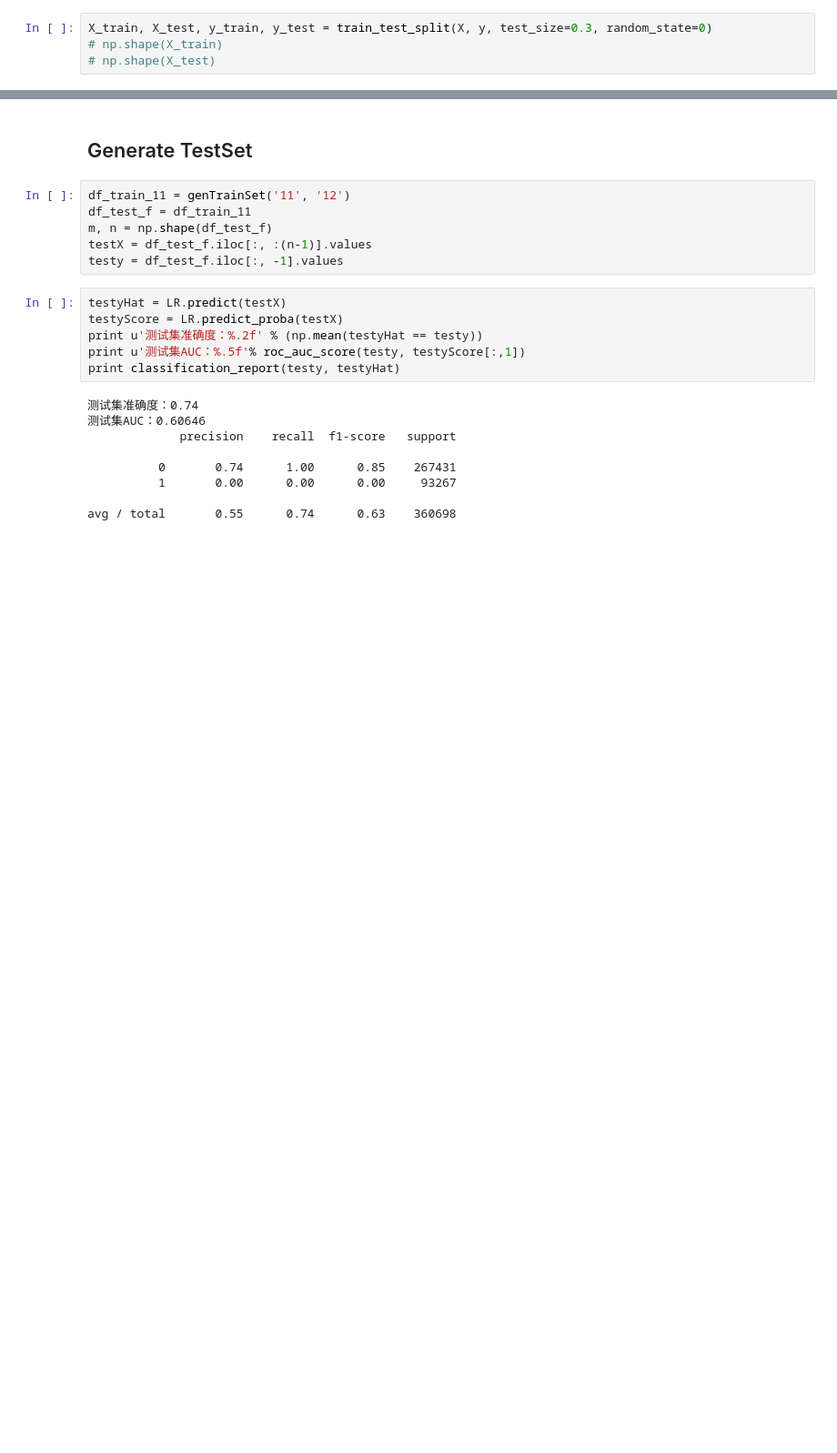
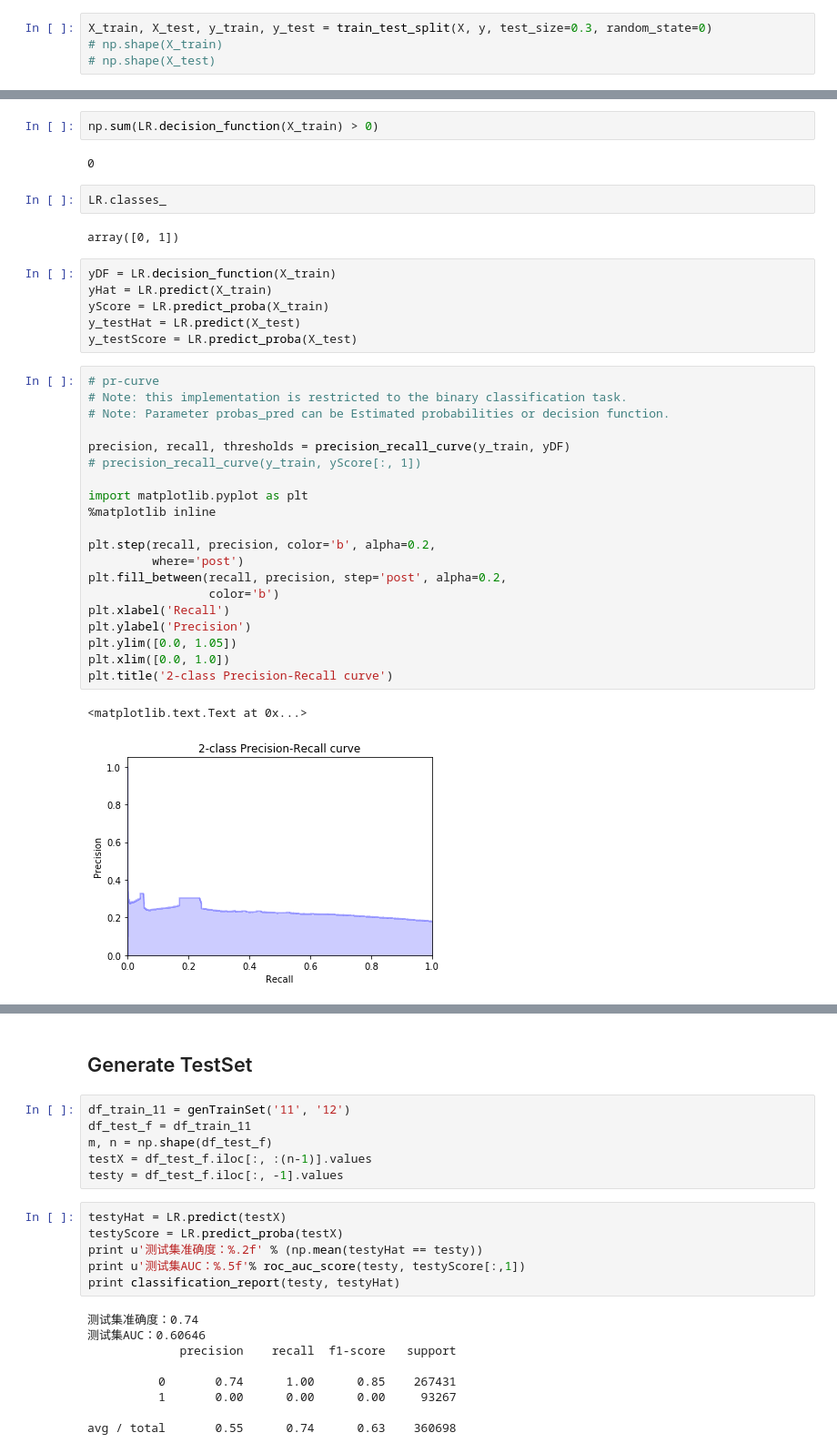
Before and after one commit to CaoZhens/WoPlus_PhoneChangingPrediction, a Jupyter notebook: src/ipynb/woplus_ml.ipynb, the cells around one changed output, grey strips where cells are left out. Shown at 91% size. Saved outputs shown, nothing was run; the diff lists cells and outputs as text; blank space fills up the shorter version.

```diff
--- a/src/ipynb/woplus_ml.ipynb
+++ b/src/ipynb/woplus_ml.ipynb
@@ -190,0 +230,37 @@ X_train, X_test, y_train, y_test = train_test_split(X, y, test_size=0.3, random_
+# %%
+np.sum(LR.decision_function(X_train) > 0)
+# %% [output]
+0
+# %%
+LR.classes_
+# %% [output]
+array([0, 1])
+# %%
+yDF = LR.decision_function(X_train)
+yHat = LR.predict(X_train)
+yScore = LR.predict_proba(X_train)
+y_testHat = LR.predict(X_test)
+y_testScore = LR.predict_proba(X_test)
+# %%
+# pr-curve
+# Note: this implementation is restricted to the binary classification task.
+# Note: Parameter probas_pred can be Estimated probabilities or decision function.
+
+precision, recall, thresholds = precision_recall_curve(y_train, yDF)
+# precision_recall_curve(y_train, yScore[:, 1])
+
+import matplotlib.pyplot as plt
+%matplotlib inline
+
+plt.step(recall, precision, color='b', alpha=0.2,
+         where='post')
+plt.fill_between(recall, precision, step='post', alpha=0.2,
+                 color='b')
+plt.xlabel('Recall')
+plt.ylabel('Precision')
+plt.ylim([0.0, 1.05])
+plt.xlim([0.0, 1.0])
+plt.title('2-class Precision-Recall curve')
+# %% [output]
+<matplotlib.text.Text at 0x...>
+[figure, added]
```
Also changed, not shown: parts of 6 cells of this notebook.
